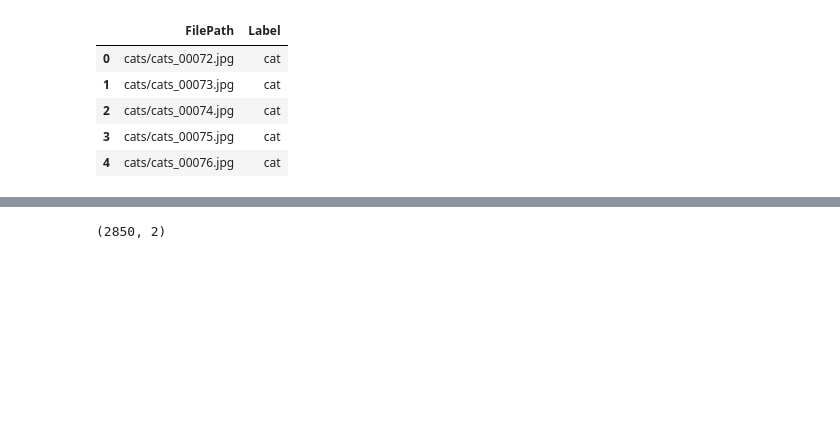
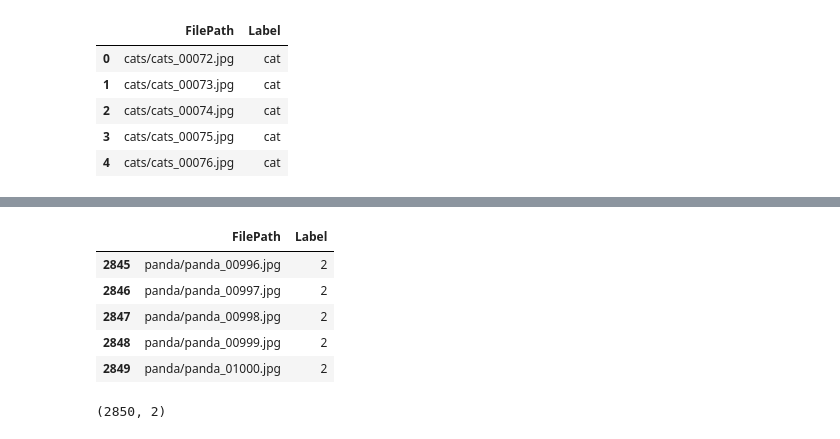
Before and after one commit to sagecodes/cnn-pytorch-starter, a Jupyter notebook: 00_animal_test.ipynb, the cells around one changed output, grey strips where cells are left out. Saved outputs shown, nothing was run; the diff lists cells and outputs as text; code cells hidden in the pictures; blank space fills up the shorter version.

```diff
--- a/00_animal_test.ipynb
+++ b/00_animal_test.ipynb
@@ -49,3 +60,12 @@ df_lab.head()
+# %%
+df_lab.tail()
+# %% [output]
+|  | FilePath | Label |
+| 2845 | panda/panda_00996.jpg | 2 |
+| 2846 | panda/panda_00997.jpg | 2 |
+| 2847 | panda/panda_00998.jpg | 2 |
+| 2848 | panda/panda_00999.jpg | 2 |
+| 2849 | panda/panda_01000.jpg | 2 |
 # %%
 df_lab.shape
 # %% [output]
```
Also changed, not shown: parts of 10 cells of this notebook, 3 other files.
